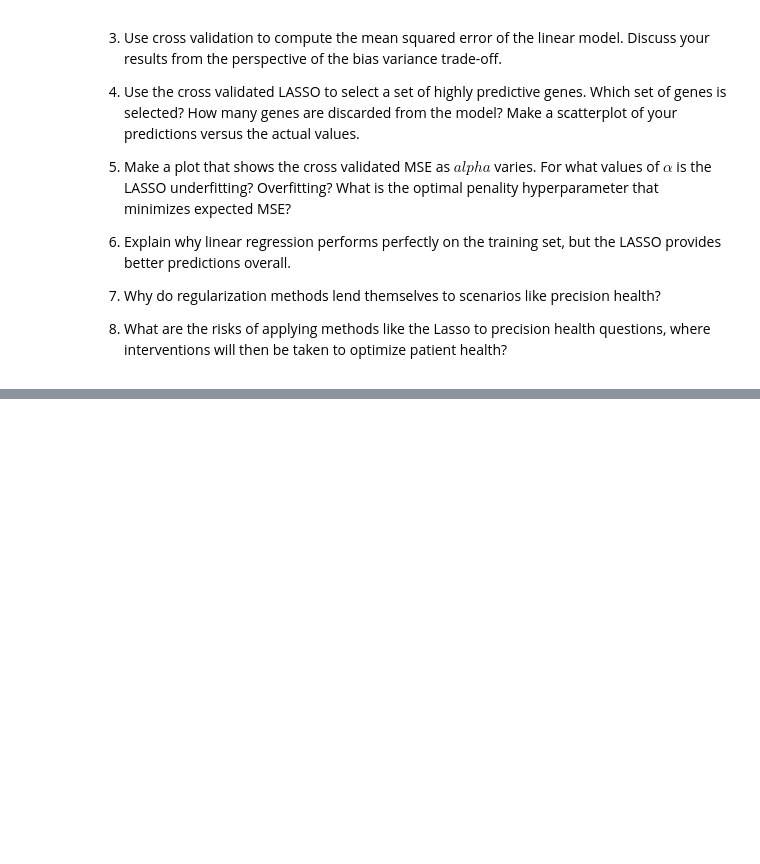
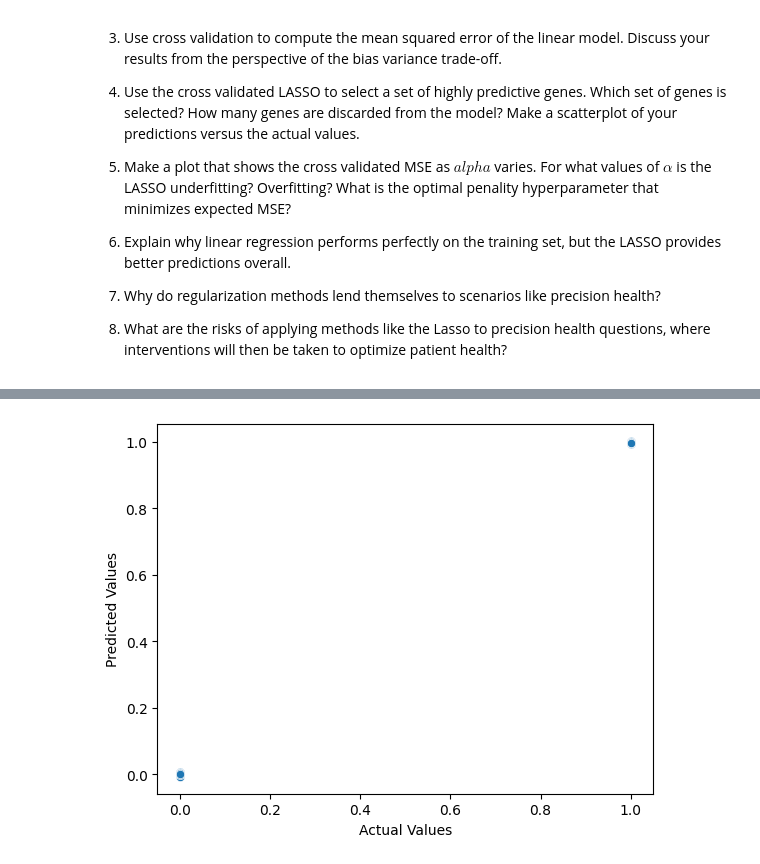
Before and after one commit to AustinChinn03/assignments, a Jupyter notebook: genomics_lab.ipynb, the cells around one changed output, grey strips where cells are left out. Cells and saved outputs as stored; diff of their text form; code cells hidden in the pictures; blank space fills up the shorter version.

```diff
--- a/genomics_lab.ipynb
+++ b/genomics_lab.ipynb
@@ -62,0 +100,32 @@ model = model.fit(y,  )
+# %%
+# 4. Cross-Validated Lasso
+
+scaler = StandardScaler()
+X_sc = scaler.fit_transform(X)
+
+alpha_grid = np.logspace(-4, -2, num=50)
+model = LassoCV(
+    cv=10,
+    alphas=alpha_grid,
+    random_state=100,
+    max_iter=10000
+)
+model = model.fit(X_sc, y)
+
+alpha_star = model.alpha_
+index_star = np.argmin( np.mean(model.mse_path_,axis=1) )
+coefs_star = Lasso(alpha=alpha_star,max_iter=10000).fit(X_sc, y).coef_
+# %%
+# Plot LASSO actual vs. predicted values
+
+y_hat_lasso = model.predict(X_sc)
+lasso_star = Lasso(alpha=alpha_star, max_iter=10000)
+lasso_star.fit(X_sc, y)
+y_hat_lasso = lasso_star.predict(X_sc)
+
+sns.scatterplot(x=y, y=y_hat_lasso)
+plt.xlabel("Actual Values")
+plt.ylabel("Predicted Values")
+plt.show()
+# %% [output]
+[figure, added]
```
Also changed, not shown: parts of 12 cells of this notebook.
